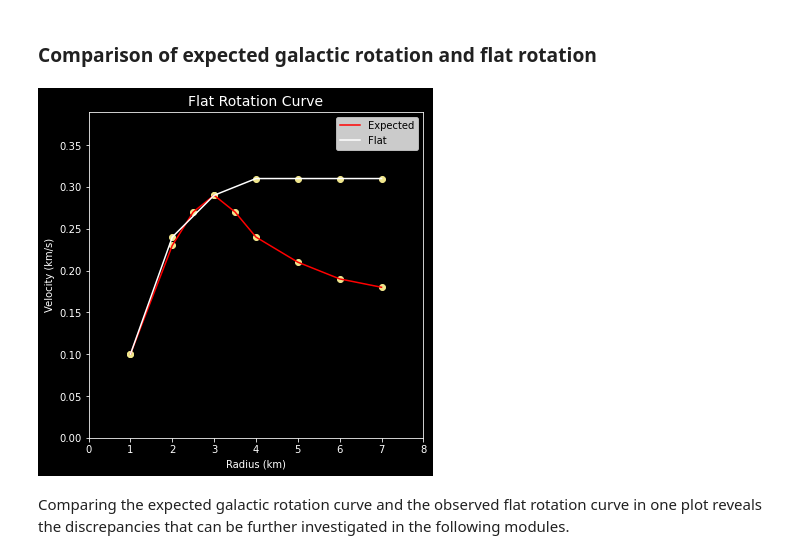
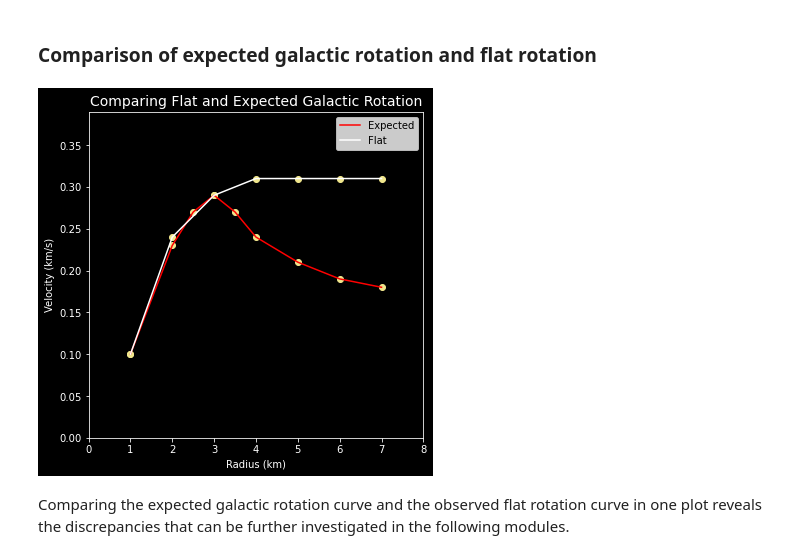
Before and after one commit to villano-lab/galactic-spin-W1, a Jupyter notebook: binder/01_DM_Rotation_Curve_Intro.ipynb, the cells around one changed output. Cells and saved outputs as stored; diff of their text form; code cells hidden in the pictures.

```diff
--- a/binder/01_DM_Rotation_Curve_Intro.ipynb
+++ b/binder/01_DM_Rotation_Curve_Intro.ipynb
@@ -195,32 +195,32 @@ We see that velocity increases as we move outward. This is because, for a galaxy
 # %%
 # Plot
 fig = plt.figure(figsize=(6,6))
 ax = plt.axes()
 
 fig.patch.set_facecolor('black')
 ax.set_facecolor('black')
 ax.set_xlabel('Radius (km)',color='white')
 ax.set_ylabel('Velocity (km/s)',color='white')
 ax.spines['bottom'].set_color('white')
 ax.spines['top'].set_color('white')
 ax.spines['left'].set_color('white')
 ax.spines['right'].set_color('white')
 ax.xaxis.label.set_color('white')
 ax.yaxis.label.set_color('white')
 ax.tick_params(axis='x', colors='white')
 ax.tick_params(axis='y', colors='white')
 
-plt.title('Flat Rotation Curve',color='white',fontsize='14')
+plt.title('Comparing Flat and Expected Galactic Rotation',color='white',fontsize='14')
 plt.scatter(radiusEGR,velocityEGR,color='khaki')
 plt.plot(radiusEGR,velocityEGR,color='red',label='Expected')
 plt.scatter(radiusFR,velocityFR,color='khaki')
 plt.plot(radiusFR,velocityFR,color='white',label='Flat')
 plt.xlim(0,np.max(radiusEGR)+1)
 plt.ylim(0,np.max(velocityEGR)+0.1)
 plt.legend()
 plt.show()
 # %% [output]
-[figure, old version]
+[figure, new version]
 # %% [markdown]
 Comparing the expected galactic rotation curve and the observed flat rotation curve in one plot reveals the discrepancies that can be further investigated in the following modules.
 # %%
```
Also changed, not shown: parts of 1 cell of this notebook.
